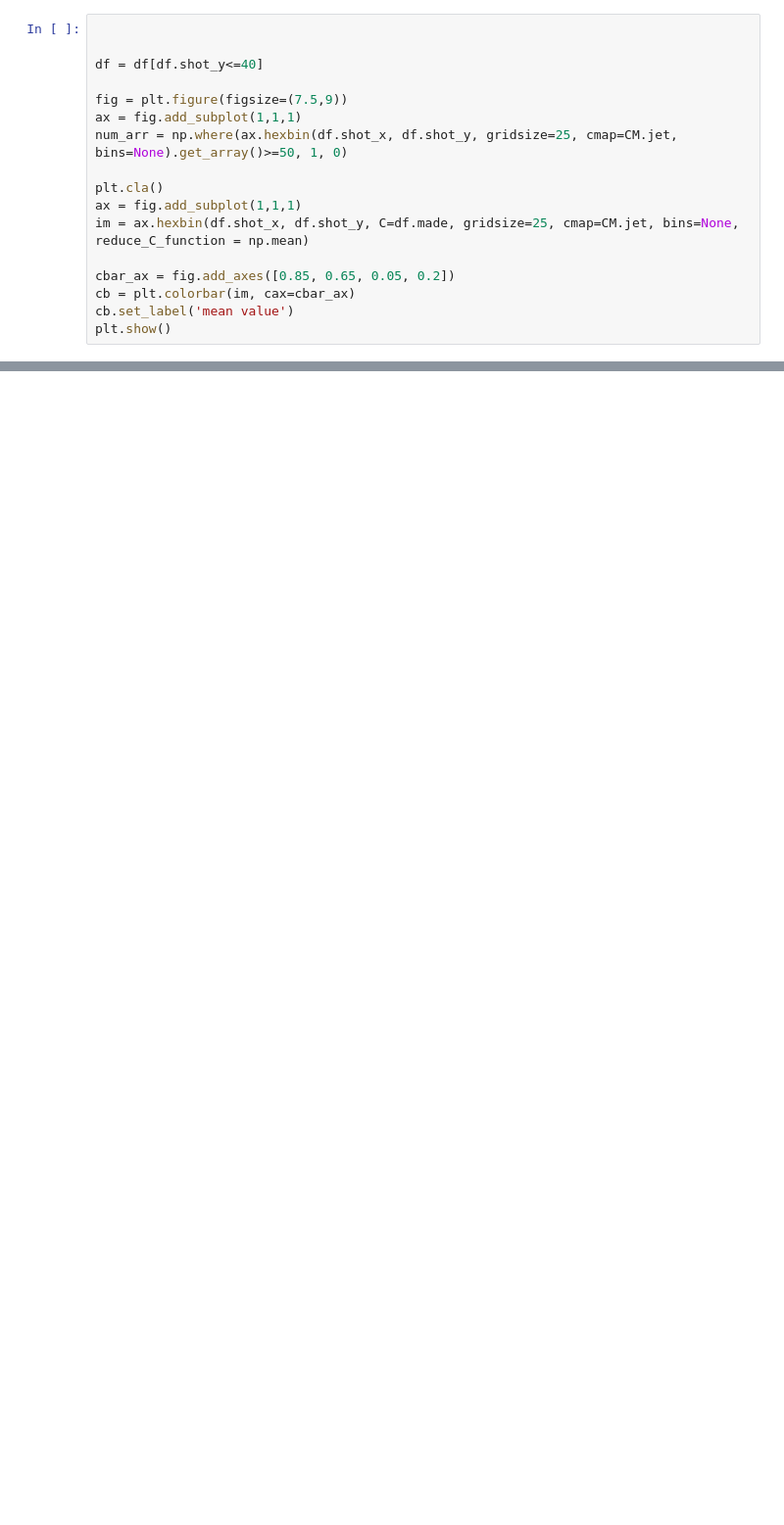
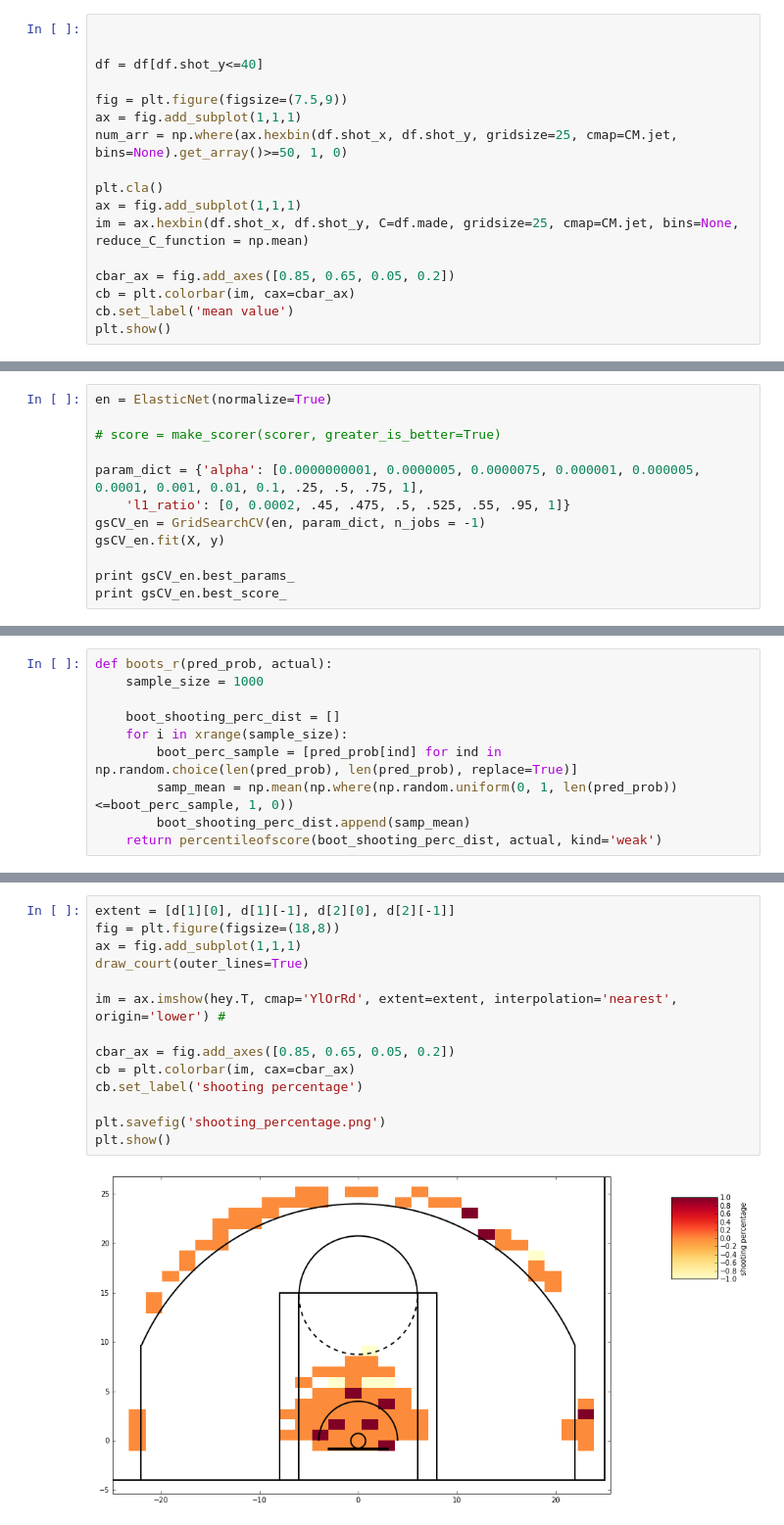
Before and after one commit to bthowe/miscellanies, a Jupyter notebook: brent_travis_howe_okthun_okla_ass_2016.12.19.ipynb, the cells around one changed output, grey strips where cells are left out. Shown at 98% size. Saved outputs shown, nothing was run; the diff lists cells and outputs as text; blank space fills up the shorter version.

```diff
--- a/brent_travis_howe_okthun_okla_ass_2016.12.19.ipynb
+++ b/brent_travis_howe_okthun_okla_ass_2016.12.19.ipynb
@@ -124,0 +384,12 @@ plt.show()
+# %%
+en = ElasticNet(normalize=True)
+
+# score = make_scorer(scorer, greater_is_better=True)
+
+param_dict = {'alpha': [0.0000000001, 0.0000005, 0.0000075, 0.000001, 0.000005, 0.0001, 0.001, 0.01, 0.1, .25, .5, .75, 1],
+    'l1_ratio': [0, 0.0002, .45, .475, .5, .525, .55, .95, 1]}
+gsCV_en = GridSearchCV(en, param_dict, n_jobs = -1)
+gsCV_en.fit(X, y)
+
+print gsCV_en.best_params_
+print gsCV_en.best_score_
@@ -124,0 +399,10 @@ plt.show()
+# %%
+def boots_r(pred_prob, actual):
+    sample_size = 1000
+
+    boot_shooting_perc_dist = []
+    for i in xrange(sample_size):
+        boot_perc_sample = [pred_prob[ind] for ind in np.random.choice(len(pred_prob), len(pred_prob), replace=True)]
+        samp_mean = np.mean(np.where(np.random.uniform(0, 1, len(pred_prob))<=boot_perc_sample, 1, 0))
+        boot_shooting_perc_dist.append(samp_mean)
+    return percentileofscore(boot_shooting_perc_dist, actual, kind='weak')
@@ -124,0 +530,16 @@ plt.show()
+# %%
+extent = [d[1][0], d[1][-1], d[2][0], d[2][-1]]
+fig = plt.figure(figsize=(18,8))
+ax = fig.add_subplot(1,1,1)
+draw_court(outer_lines=True)
+
+im = ax.imshow(hey.T, cmap='YlOrRd', extent=extent, interpolation='nearest', origin='lower') #
+
+cbar_ax = fig.add_axes([0.85, 0.65, 0.05, 0.2])
+cb = plt.colorbar(im, cax=cbar_ax)
+cb.set_label('shooting percentage')
+
+plt.savefig('shooting_percentage.png')
+plt.show()
+# %% [output]
+[figure, added]
```
Also changed, not shown: parts of 32 cells of this notebook.
